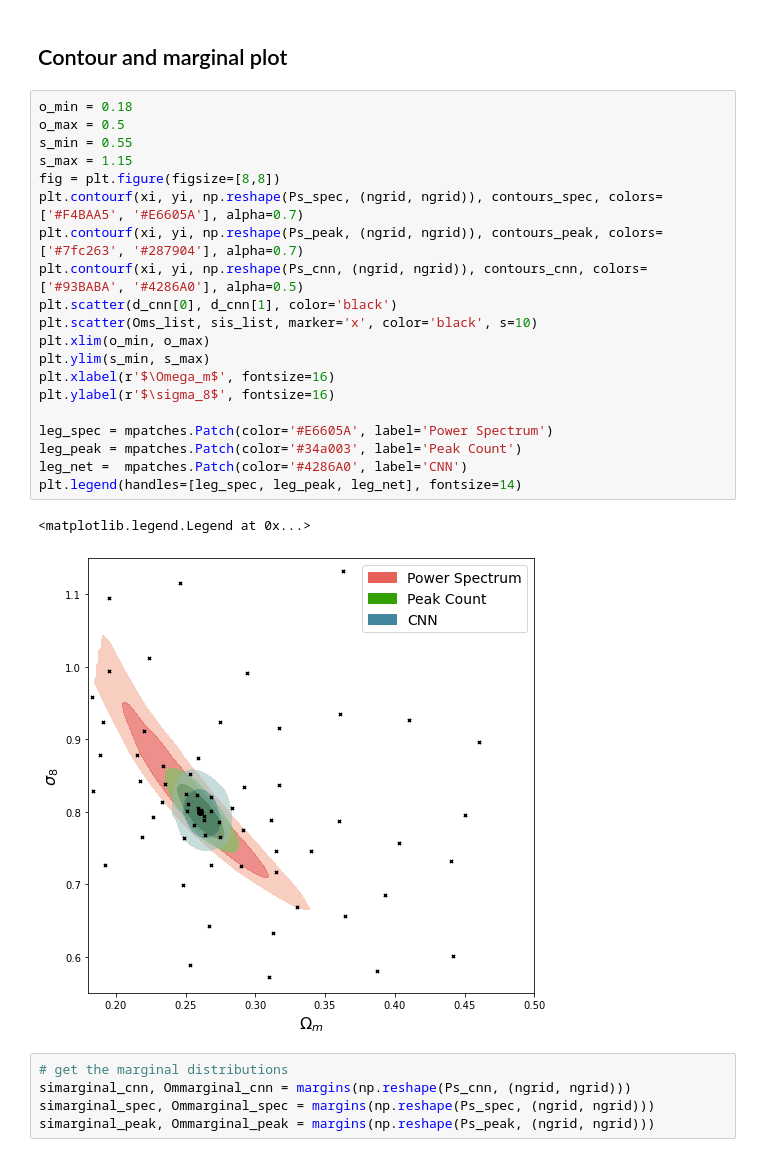
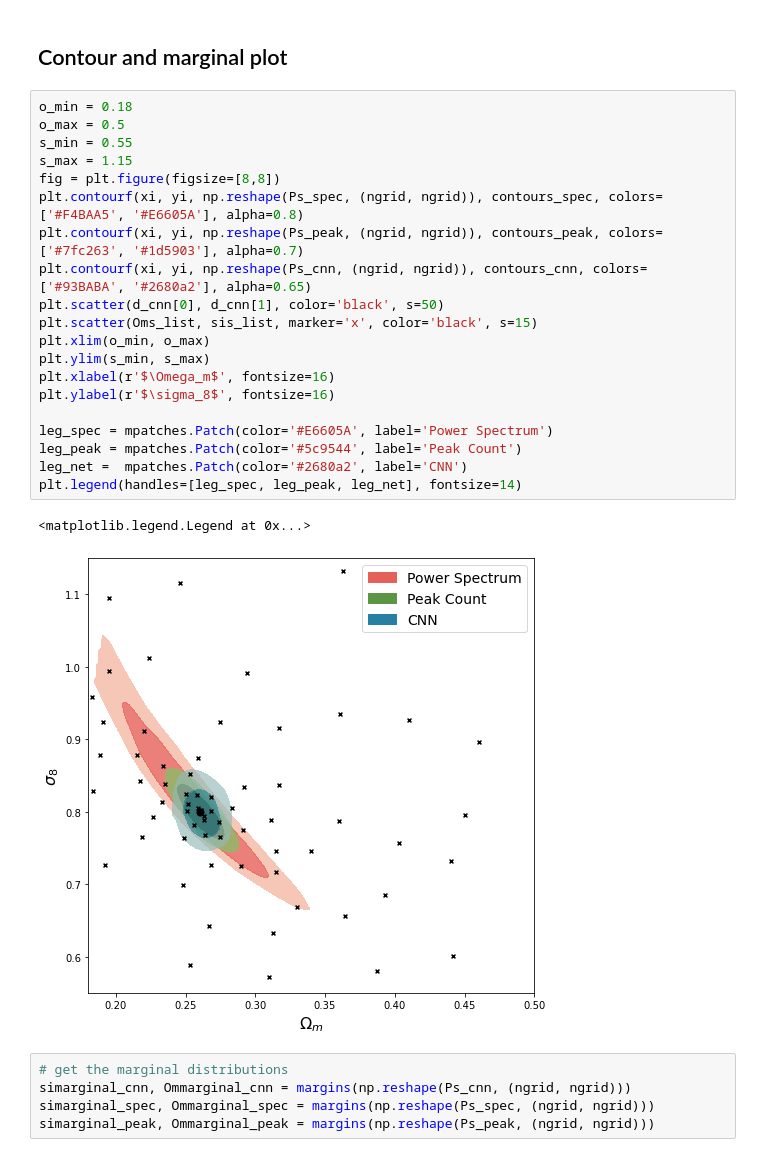
Before and after one commit to tianliwng/CNN-plus-weak-lensing, a Jupyter notebook: likelihood_powerspec.ipynb, the cells around one changed output. Drawn from its saved outputs; the diff is of its cells as text.

Commit message:
changed details for plotting

```diff
--- a/likelihood_powerspec.ipynb
+++ b/likelihood_powerspec.ipynb
@@ -326,26 +326,26 @@ contours_peak = get_contours(Ps_peak, contour_intervals, 1000)
 # %%
 o_min = 0.18
 o_max = 0.5
 s_min = 0.55
 s_max = 1.15
 fig = plt.figure(figsize=[8,8])
-plt.contourf(xi, yi, np.reshape(Ps_spec, (ngrid, ngrid)), contours_spec, colors=['#F4BAA5', '#E6605A'], alpha=0.7)
-plt.contourf(xi, yi, np.reshape(Ps_peak, (ngrid, ngrid)), contours_peak, colors=['#7fc263', '#287904'], alpha=0.7)
-plt.contourf(xi, yi, np.reshape(Ps_cnn, (ngrid, ngrid)), contours_cnn, colors=['#93BABA', '#4286A0'], alpha=0.5)
-plt.scatter(d_cnn[0], d_cnn[1], color='black')
-plt.scatter(Oms_list, sis_list, marker='x', color='black', s=10)
+plt.contourf(xi, yi, np.reshape(Ps_spec, (ngrid, ngrid)), contours_spec, colors=['#F4BAA5', '#E6605A'], alpha=0.8)
+plt.contourf(xi, yi, np.reshape(Ps_peak, (ngrid, ngrid)), contours_peak, colors=['#7fc263', '#1d5903'], alpha=0.7)
+plt.contourf(xi, yi, np.reshape(Ps_cnn, (ngrid, ngrid)), contours_cnn, colors=['#93BABA', '#2680a2'], alpha=0.65)
+plt.scatter(d_cnn[0], d_cnn[1], color='black', s=50)
+plt.scatter(Oms_list, sis_list, marker='x', color='black', s=15)
 plt.xlim(o_min, o_max)
 plt.ylim(s_min, s_max)
 plt.xlabel(r'$\Omega_m$', fontsize=16)
 plt.ylabel(r'$\sigma_8$', fontsize=16)
 
 leg_spec = mpatches.Patch(color='#E6605A', label='Power Spectrum')
-leg_peak = mpatches.Patch(color='#34a003', label='Peak Count')
-leg_net =  mpatches.Patch(color='#4286A0', label='CNN')
+leg_peak = mpatches.Patch(color='#5c9544', label='Peak Count')
+leg_net =  mpatches.Patch(color='#2680a2', label='CNN')
 plt.legend(handles=[leg_spec, leg_peak, leg_net], fontsize=14)
 # %% [output]
 <matplotlib.legend.Legend at 0x...>
-[figure, old version]
+[figure, new version]
 # %%
 # get the marginal distributions
 simarginal_cnn, Ommarginal_cnn = margins(np.reshape(Ps_cnn, (ngrid, ngrid)))
```
Also changed, not shown: parts of 3 cells of this notebook.
